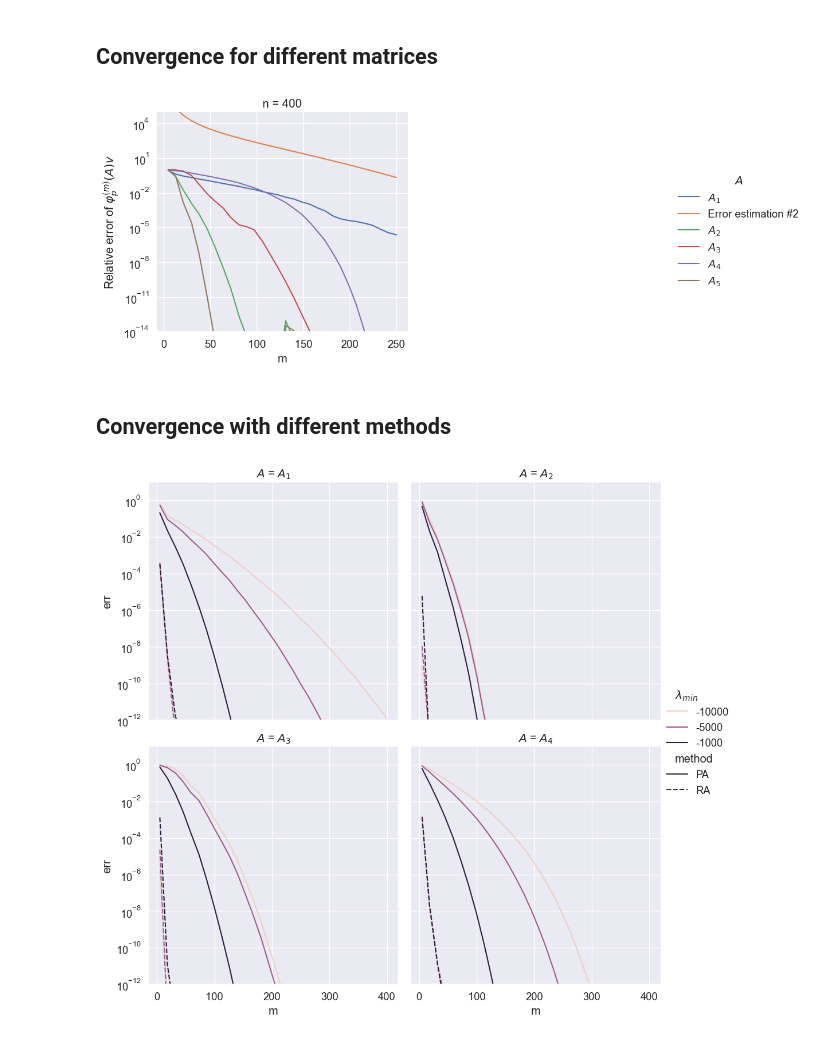
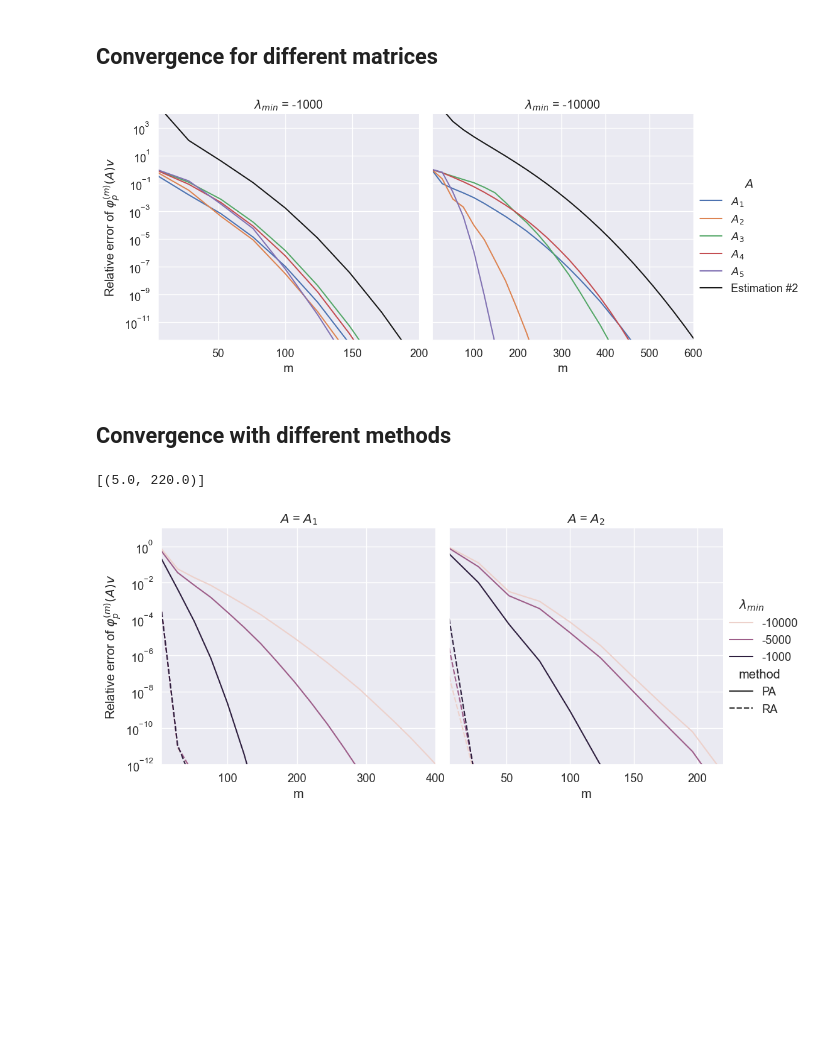
Before and after one commit to sprmsv/KAMF, a Jupyter notebook: experiments.ipynb, the cells around one changed output. Saved outputs shown, nothing was run; the diff lists cells and outputs as text; code cells hidden in the pictures; blank space fills up the shorter version.

Commit message:
replace the experiments in the report

```diff
--- a/experiments.ipynb
+++ b/experiments.ipynb
@@ -158,3 +193,5 @@ df.to_csv('experiments.csv', index=False)
+# %%
+df = pd.read_csv('experiments.csv')
 # %% [markdown]
 ## Convergence for different $\varphi$-functions
 # %%
@@ -210,71 +251,84 @@ data = df[
     # & ((df['name'] == '$A_1$') | (df['name'] == '$A_2$'))
 
     # Size
-    # & (df['n'] == 900)
+    # & ((df['n'] == 2500) | (df['n'] == 3600))
+    & ((df['n'] == 3600))
 
     # Smallest eigenvalue
-    & ((df['a'] == -10000))
+    & ((df['a'] == -10000) | (df['a'] == -1000))
 
     # Custom
     # & ~((df['name'] == '$A_2$') & (df['n'] == 900) & (df['m'] > 200))
 ]
 
-sns.relplot(
+fg = sns.relplot(
     data=data.rename(columns={'name': '$A$', 'a': '$\\lambda_{min}$'}),
     x='m',
     y='err',
     kind='line',
     hue='$A$',
     # style='p',
-    col='n',
+    col='$\\lambda_{min}$',
     col_wrap=2,
+    hue_order=['$A_1$', '$A_2$', '$A_3$', '$A_4$', '$A_5$', 'Estimation #2'],
+    col_order=[-1000, -10000],
+    facet_kws={'sharex': False},
+    palette=['C0', 'C1', 'C2', 'C3', 'C4', 'k'],
 )
 ax = plt.gca()
-ax.set(
+fg.set(
     yscale='log',
-    ylim=[1e-14, 1e+05],
+    xlim=[5, None],
+    ylim=[5e-13, 1e+04],
     ylabel='Relative error of $\\varphi_p^{(m)}(A)v$',
 );
+fg.axes[0].set(xlim=[5, 200]);
+fg.axes[1].set(xlim=[5, 600]);
 # %% [output]
-[figure, old version]
+[figure, new version]
 # %% [markdown]
 ## Convergence with different methods
 # %%
 data = df[
     # phi functions
     (df['p'] == 3)
 
     # Method
     # & ((df['method'] == 'PA'))
 
     # Matrices
-    & ((df['name'] != '$A_5$'))
+    # & ((df['name'] != '$A_5$'))
 
     # Size
-    & (df['n'] == 900)
+    & (df['n'] == 3600)
 
     # Smallest eigenvalue
     & ((df['a'] == -10000) | (df['a'] == -5000) | (df['a'] == -1000))
 
     # Custom
-    & ~((df['name'] == '$A_2$') & (df['n'] == 900) & (df['m'] > 200))
+    # & ~((df['name'] == '$A_2$') & (df['n'] == 900) & (df['m'] > 200))
+    # & (df['m'] < 300)
 ]
 
-sns.relplot(
+fg = sns.relplot(
     data=data.rename(columns={'name': '$A$', 'a': '$\\lambda_{min}$'}),
     x='m',
     y='err',
     kind='line',
     hue='$\\lambda_{min}$',
     col='$A$',
     style='method',
     col_wrap=2,
+    facet_kws={'sharex': False},
 )
-ax = plt.gca()
-ax.set(
+fg.set(
     yscale='log',
+    xlim=[5, None],
     ylim=[1e-12, 1e+01],
     ylabel='Relative error of $\\varphi_p^{(m)}(A)v$',
-);
+)
+fg.axes[0].set(xlim=[5, 400])
+fg.axes[1].set(xlim=[5, 220])
 # %% [output]
+[(5.0, 220.0)]
-[figure, old version]
+[figure, new version]
```
Also changed, not shown: parts of 12 cells of this notebook, 10 other files.
